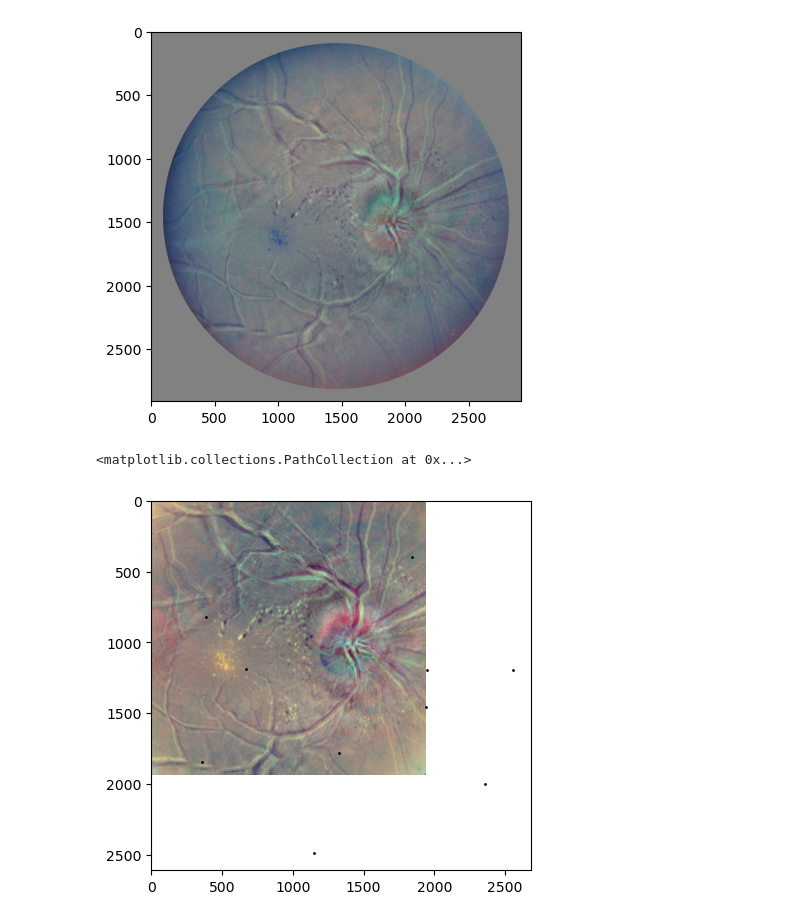
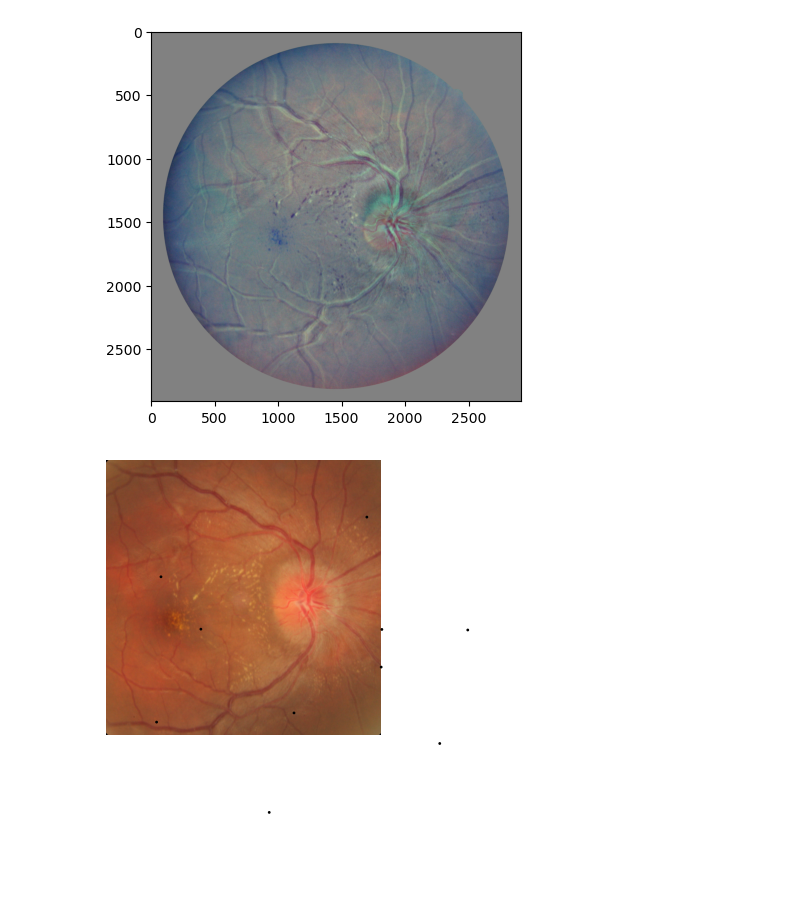
Before and after one commit to MICCIOSLAYER/ImRegODE, a Jupyter notebook: Main_Folder/Main_Code/notebook.ipynb, the cells around one changed output. Saved outputs shown, nothing was run; the diff lists cells and outputs as text; code cells hidden in the pictures; blank space fills up the shorter version.

Commit message:
improve visualization part and some of losses functions

```diff
--- a/Main_Folder/Main_Code/notebook.ipynb
+++ b/Main_Folder/Main_Code/notebook.ipynb
@@ -17,6 +19,12 @@ N_NEURONS = 100
 # %%
 from pathlib import Path
 from tqdm.auto import tqdm
+from datetime import datetime
+
+now = datetime.now()
+current_time = now.strftime("%Y%m%d-%H%M%S")
+
 this_file_path = Path.cwd()
-this_file_path
+result_image_folder = this_file_path.parent /'Results' /'ImgRes'
+current_time
 # %% [output]
@@ -24,3 +48,8 @@ WindowsPath('c:/Users/gioco/Desktop/GITHUB_MAIN_FOLDER/ImRegODE/Main_Folder/Main
+# %%
+def get_data_time()->str:
+    now = datetime.now()
+    current_time = now.strftime("%Y%m%d-%H%M%S")
+    return current_time
 # %% [markdown]
 # Download the data
 url = https://projects.ics.forth.gr/cvrl/fire/FIRE.7z
@@ -1091,22 +1124,44 @@ plt.imshow(im)
 # %%
 s = 0
 Is = normalize(I_lst[s])
 Js = normalize(J_lst[s])
 
 ys = y_[s]
 xys = xy_lst[s].numpy()
 inds = ind_lst[s]
 hs = h_lst[s]
 ws = w_lst[s]
 xs, ys = torch.meshgrid([torch.arange(0,hs).float(), torch.arange(0,ws).float()], indexing='ij')
 xys = torch.stack([xs,ys],2)
 
 x_coords = xys[..., 0].flatten()
 y_coords = xys[..., 1].flatten()
+x_test = [test_point[0] for test_point in test_points]
+y_test = [test_point[1] for test_point in test_points]
+
 diffs = (Is - Js)
 diffs_norm = normalize(diffs)
-plt.imshow(diffs_norm.permute(1,2,0).numpy())
-plt.scatter(x_test, y_test, c='black', s=1)
+# creare una funzione per visualizzare i punti di riferimento e le corrispondenze tra i punti di riferimento e le immagini
+def show_image_and_reference_points(s: int,
+                                    coordinates: list[list[float]],
+                                    title : str = get_data_time(),
+                                    uniform_color : bool = True,
+                                    image: torch.Tensor = Is,):
+    x_test = [test_point[0] for test_point in coordinates]
+    y_test = [test_point[1] for test_point in coordinates]
+    result_image_folder = Path.cwd().parent / 'Results' /'ImgRes'
+    plt.imshow(image.permute(1,2,0).numpy())
+    plt.axis('off')
+    if not uniform_color:
+        colors = plt.cm.jet(np.linspace(0, 1, len(coordinates)))
+    else:
+        colors = ['black'] * len(coordinates)
+    '''for i, (x, y) in enumerate(coordinates):
+        plt.scatter(x, y, c=colors[i], s=1)'''
+    plt.scatter(x_test, y_test, c=colors, s=1)
+    plt.savefig(result_image_folder / f'{title}.png')
+
+
+show_image_and_reference_points(s=0, coordinates=test_points)
 # %% [output]
-<matplotlib.collections.PathCollection at 0x...>
-[figure, old version]
+[figure, new version]
```
Also changed, not shown: parts of 34 cells of this notebook.
